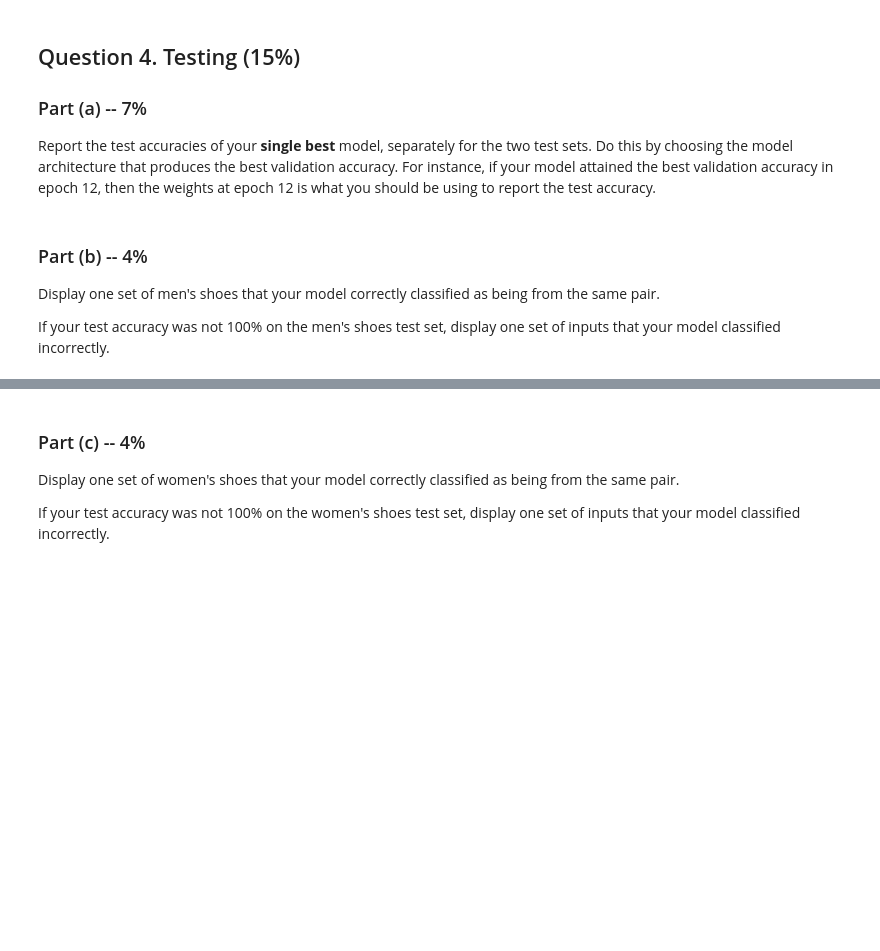
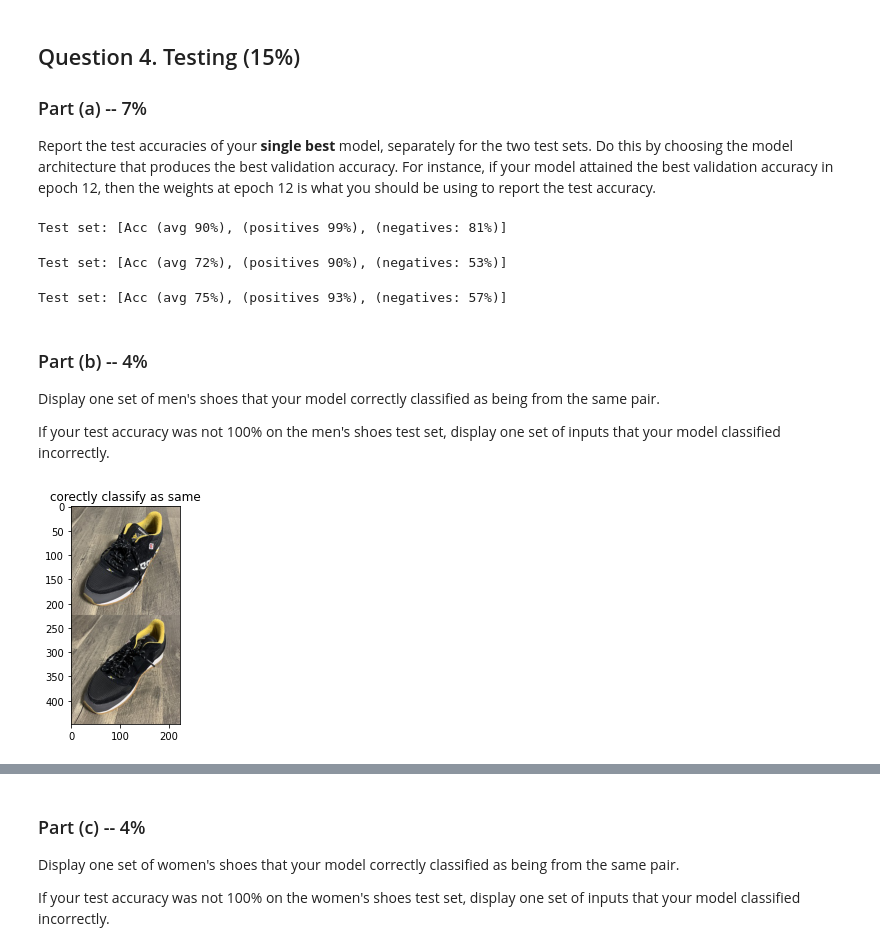
Before and after one commit to shaniklein/Introduction-to-Deep-Learning, a Jupyter notebook: Assignment3_ipynb_json.ipynb, the cells around one changed output, grey strips where cells are left out. Saved outputs shown, nothing was run; the diff lists cells and outputs as text; code cells hidden in the pictures; blank space fills up the shorter version.

```diff
--- a/Assignment3_ipynb_json.ipynb
+++ b/Assignment3_ipynb_json.ipynb
@@ -850,3 +919,21 @@ to report the test accuracy.
+# %%
+test_acc_pos, test_acc_neg = get_accuracy(model_cnnc, valid_data)
+print("Test set: [Acc (avg %.0f%%), (positives %.0f%%), (negatives: %.0f%%)]" % (
+      ((test_acc_pos+test_acc_neg)/2) * 100, test_acc_pos * 100, test_acc_neg * 100))
+# %% [output]
+Test set: [Acc (avg 90%), (positives 99%), (negatives: 81%)]
+# %%
+test_acc_pos, test_acc_neg = get_accuracy(model_cnnc, test_m_data)
+print("Test set: [Acc (avg %.0f%%), (positives %.0f%%), (negatives: %.0f%%)]" % (
+      ((test_acc_pos+test_acc_neg)/2) * 100, test_acc_pos * 100, test_acc_neg * 100))
+# %% [output]
+Test set: [Acc (avg 72%), (positives 90%), (negatives: 53%)]
+# %%
+test_acc_pos, test_acc_neg = get_accuracy(model_cnnc, test_w_data)
+print("Test set: [Acc (avg %.0f%%), (positives %.0f%%), (negatives: %.0f%%)]" % (
+      ((test_acc_pos+test_acc_neg)/2) * 100, test_acc_pos * 100, test_acc_neg * 100))
+# %% [output]
+Test set: [Acc (avg 75%), (positives 93%), (negatives: 57%)]
 # %% [markdown]
 ### Part (b) -- 4%
 
@@ -855,3 +942,23 @@ from the same pair.
 
 If your test accuracy was not 100% on the men's shoes test set,
 display one set of inputs that your model classified incorrectly.
+# %%
+def plot_correct_pos(model,data):
+  data_pos = generate_same_pair(data)      # should have shape [n * 3, 448, 224, 3]
+  data_neg = generate_different_pair(data) # should have shape [n * 3, 448, 224, 3]
+  plot_true_pos,plot_false_pos,plot_true_neg,plot_flase_neg=True,True,True,True
+  for i in range(0, len(data_pos), 1):
+    xs = torch.Tensor(data_pos[i:i+1]).transpose(1, 3)
+    xs = xs.to(device)  # I added
+    zs = model(xs)
+    pred = zs.max(1, keepdim=True)[1] # get the index of the max logit
+    pred = pred.detach().numpy()
+    if pred==1:
+      plt.figure()
+      plt.title("corectly classify as same")
+      plt.imshow(data_pos[i]+0.5)
+      return
+
+plot_correct_pos(model_cnnc,test_m_data)
+# %% [output]
+[figure, added]
```
Also changed, not shown: parts of 31 cells of this notebook.
